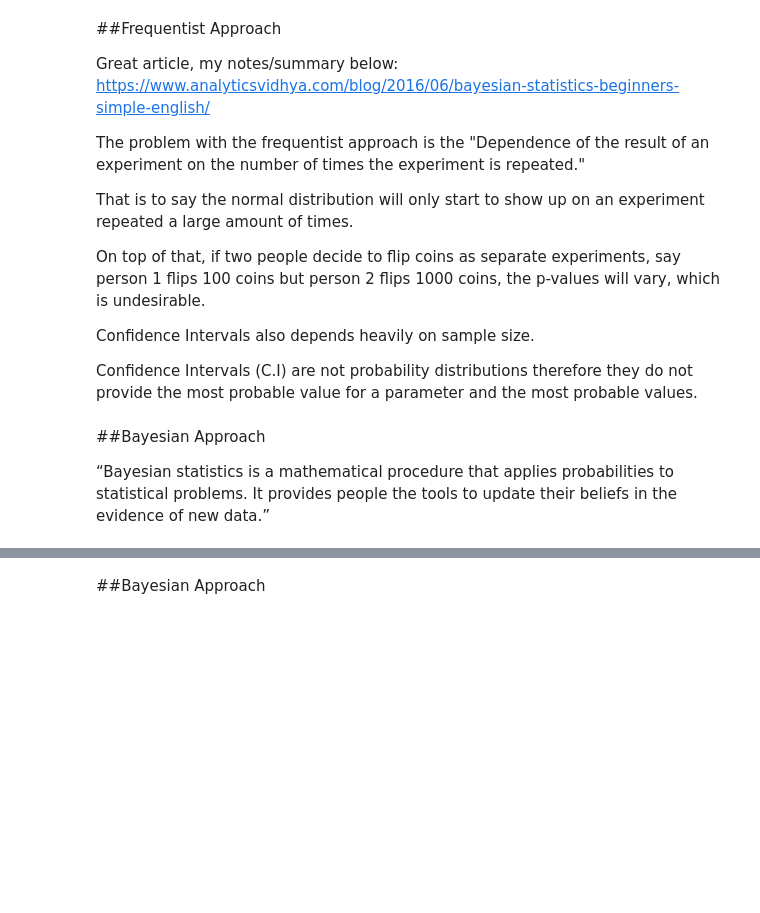
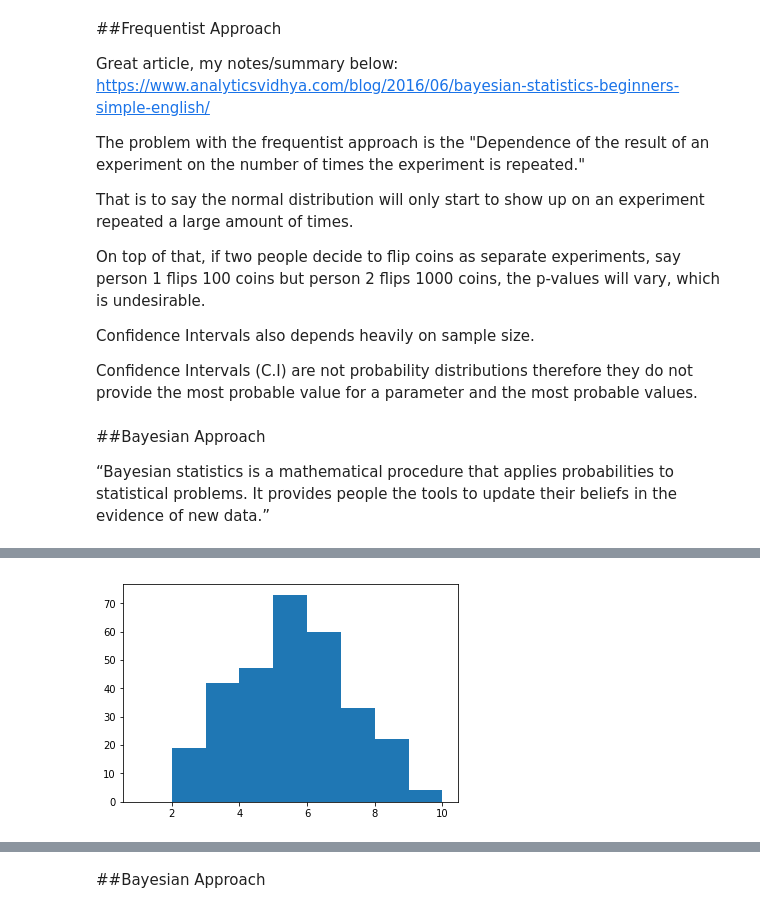
Before and after one commit to npgeorge/DS-Unit-1-Sprint-3-Statistical-Tests-and-Experiments, a Jupyter notebook: Nicholas_George_LS_DS_133_Introduction_to_Bayesian_Inference_Assignment.ipynb, the cells around one changed output, grey strips where cells are left out. Drawn from its saved outputs; the diff is of its cells as text; code cells hidden in the pictures; blank space fills up the shorter version.

```diff
--- a/Nicholas_George_LS_DS_133_Introduction_to_Bayesian_Inference_Assignment.ipynb
+++ b/Nicholas_George_LS_DS_133_Introduction_to_Bayesian_Inference_Assignment.ipynb
@@ -192,0 +158,4 @@ probs_500
+# %%
+plt.hist(three_hundo, bins=[1,2,3,4,5,6,7,8,9,10]);
+# %% [output]
+[figure, added]
```
Also changed, not shown: parts of 31 cells of this notebook.
